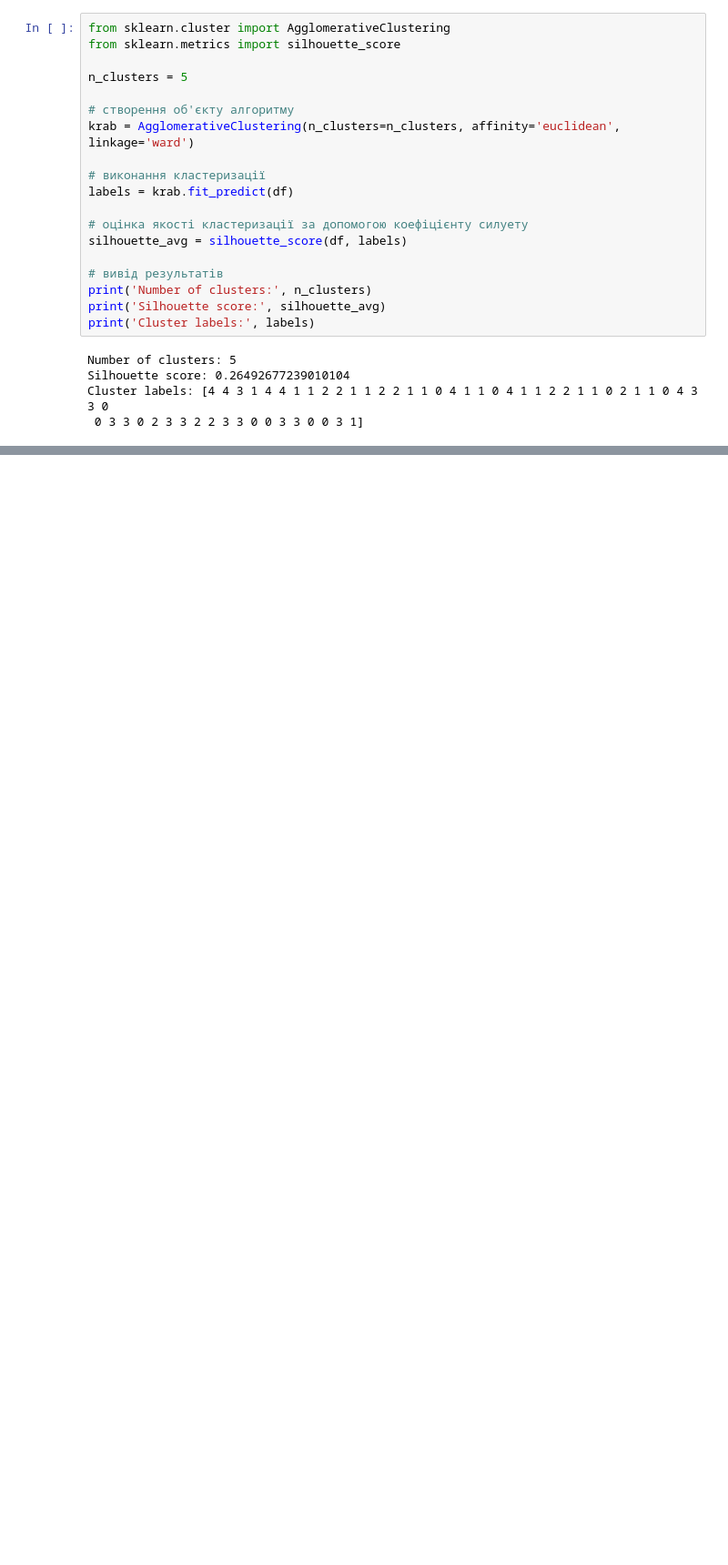
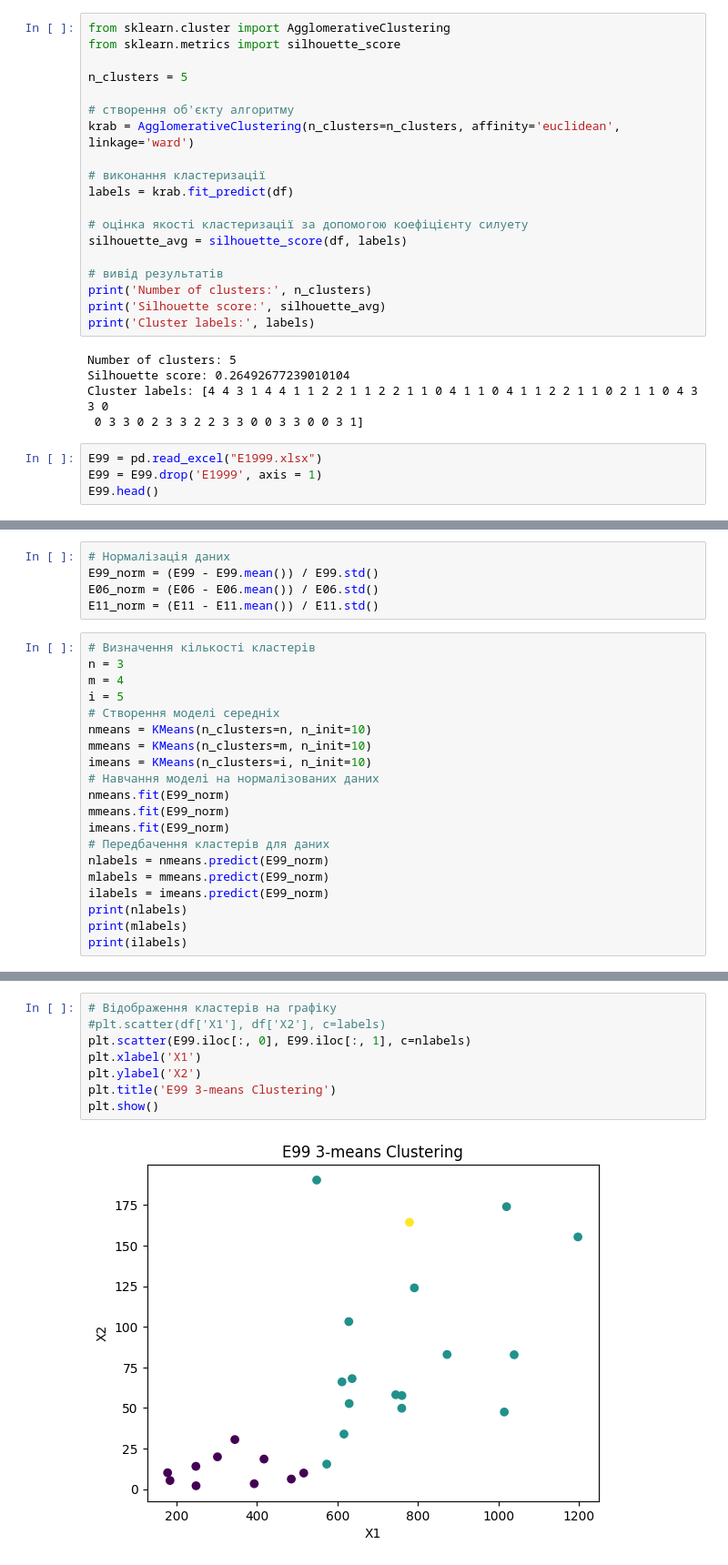
Before and after one commit to NickIT87/the_algorithms, a Jupyter notebook: PandasTutorial/lab2/lab2_Prytula_124m_22_1.ipynb, the cells around one changed output, grey strips where cells are left out. Shown at 91% size. Drawn from its saved outputs; the diff is of its cells as text; blank space fills up the shorter version.

```diff
--- a/PandasTutorial/lab2/lab2_Prytula_124m_22_1.ipynb
+++ b/PandasTutorial/lab2/lab2_Prytula_124m_22_1.ipynb
@@ -99,3 +99,7 @@ Number of clusters: 5
 Silhouette score: 0.26492677239010104
 Cluster labels: [4 4 3 1 4 4 1 1 2 2 1 1 2 2 1 1 0 4 1 1 0 4 1 1 2 2 1 1 0 2 1 1 0 4 3 3 0
  0 3 3 0 2 3 3 2 2 3 3 0 0 3 3 0 0 3 1]
+# %%
+E99 = pd.read_excel("E1999.xlsx")
+E99 = E99.drop('E1999', axis = 1)
+E99.head()
@@ -101,0 +138,25 @@ Cluster labels: [4 4 3 1 4 4 1 1 2 2 1 1 2 2 1 1 0 4 1 1 0 4 1 1 2 2 1 1 0 2 1 1
+# %%
+# Нормалізація даних
+E99_norm = (E99 - E99.mean()) / E99.std()
+E06_norm = (E06 - E06.mean()) / E06.std()
+E11_norm = (E11 - E11.mean()) / E11.std()
+# %%
+# Визначення кількості кластерів
+n = 3
+m = 4
+i = 5
+# Створення моделі середніх
+nmeans = KMeans(n_clusters=n, n_init=10)
+mmeans = KMeans(n_clusters=m, n_init=10)
+imeans = KMeans(n_clusters=i, n_init=10)
+# Навчання моделі на нормалізованих даних
+nmeans.fit(E99_norm)
+mmeans.fit(E99_norm)
+imeans.fit(E99_norm)
+# Передбачення кластерів для даних
+nlabels = nmeans.predict(E99_norm)
+mlabels = mmeans.predict(E99_norm)
+ilabels = imeans.predict(E99_norm)
+print(nlabels)
+print(mlabels)
+print(ilabels)
@@ -101,0 +167,10 @@ Cluster labels: [4 4 3 1 4 4 1 1 2 2 1 1 2 2 1 1 0 4 1 1 0 4 1 1 2 2 1 1 0 2 1 1
+# %%
+# Відображення кластерів на графіку
+#plt.scatter(df['X1'], df['X2'], c=labels)
+plt.scatter(E99.iloc[:, 0], E99.iloc[:, 1], c=nlabels)
+plt.xlabel('X1')
+plt.ylabel('X2')
+plt.title('E99 3-means Clustering')
+plt.show()
+# %% [output]
+[figure, added]
```
Also changed, not shown: parts of 16 cells of this notebook, 3 other files.
